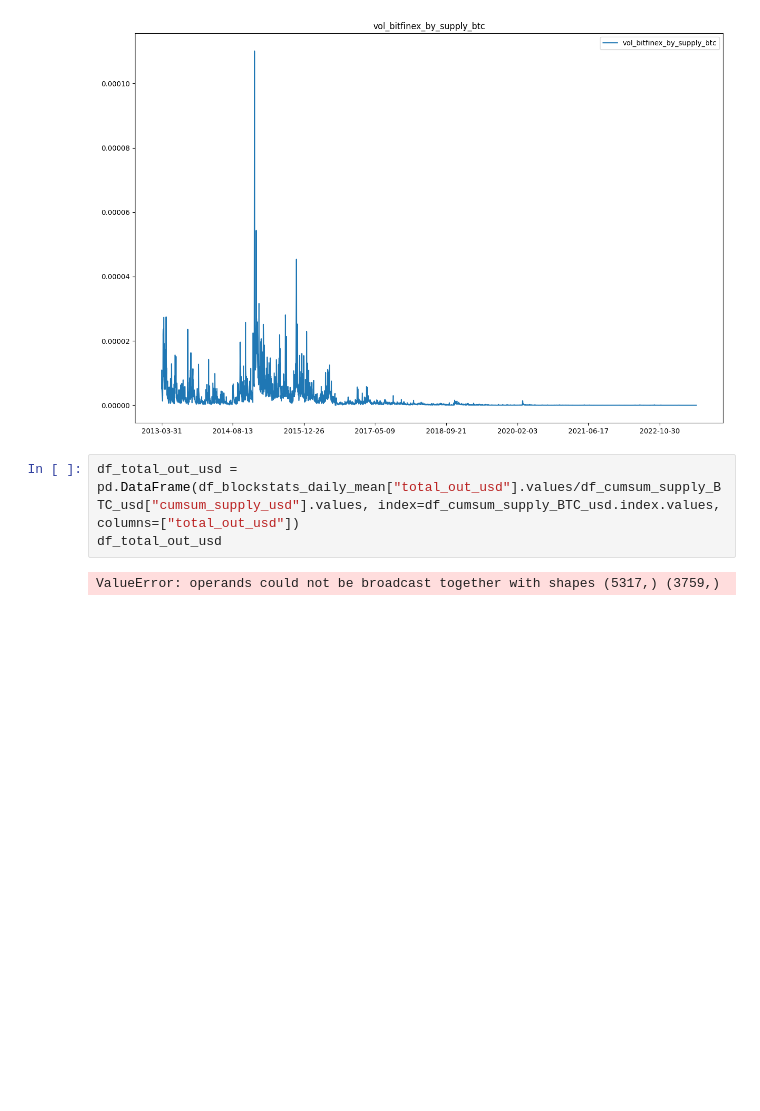
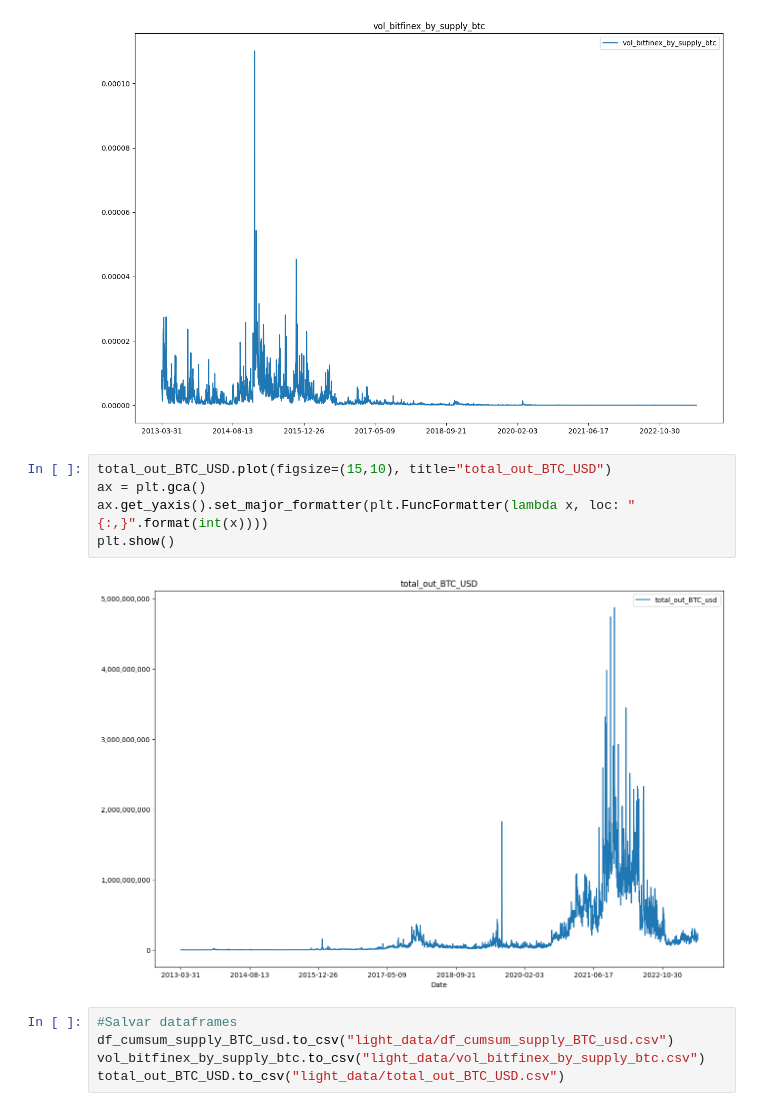
Before and after one commit to Moises-mfg/Analise-exploratoria-blockchain-Bitcoin, a Jupyter notebook: svar_bitcoin.ipynb, the cells around one changed output. Cells and saved outputs as stored; diff of their text form; blank space fills up the shorter version.

Commit message:
svar new data

```diff
--- a/svar_bitcoin.ipynb
+++ b/svar_bitcoin.ipynb
@@ -191,8 +214,15 @@ vol_bitfinex_by_supply_btc.plot(figsize=(15,10), title="vol_bitfinex_by_supply_b
 # %% [output]
 <Axes: title={'center': 'vol_bitfinex_by_supply_btc'}>
 [figure]
-# %%
-df_total_out_usd = pd.DataFrame(df_blockstats_daily_mean["total_out_usd"].values/df_cumsum_supply_BTC_usd["cumsum_supply_usd"].values, index=df_cumsum_supply_BTC_usd.index.values, columns=["total_out_usd"])
-df_total_out_usd
-# %% [output]
-ValueError: operands could not be broadcast together with shapes (5317,) (3759,)
+# %%
+total_out_BTC_USD.plot(figsize=(15,10), title="total_out_BTC_USD")
+ax = plt.gca()
+ax.get_yaxis().set_major_formatter(plt.FuncFormatter(lambda x, loc: "{:,}".format(int(x))))
+plt.show()
+# %% [output]
+[figure, added]
+# %%
+#Salvar dataframes
+df_cumsum_supply_BTC_usd.to_csv("light_data/df_cumsum_supply_BTC_usd.csv")
+vol_bitfinex_by_supply_btc.to_csv("light_data/vol_bitfinex_by_supply_btc.csv")
+total_out_BTC_USD.to_csv("light_data/total_out_BTC_USD.csv")
```
Also changed, not shown: parts of 6 cells of this notebook, 3 other files.
